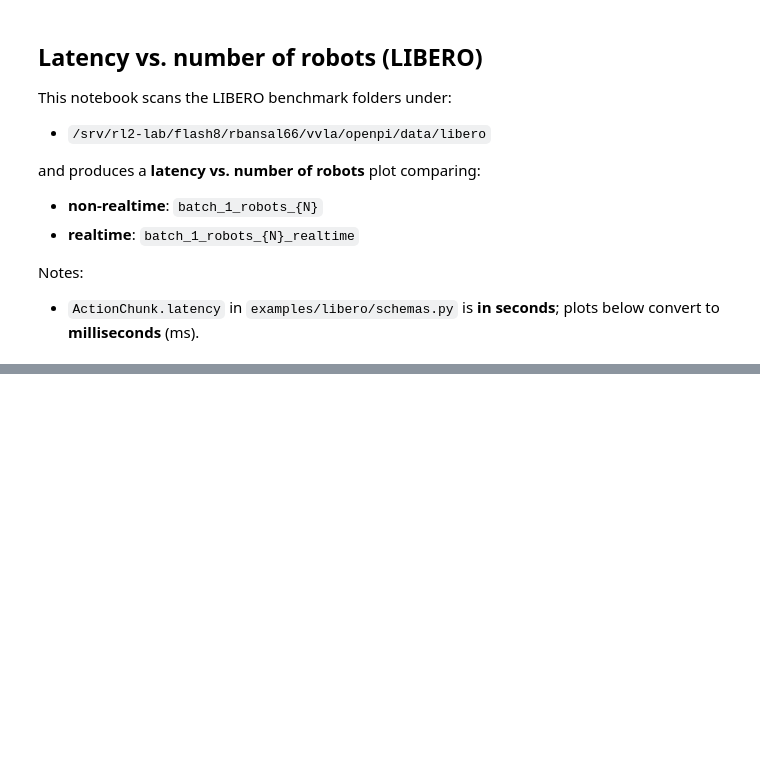
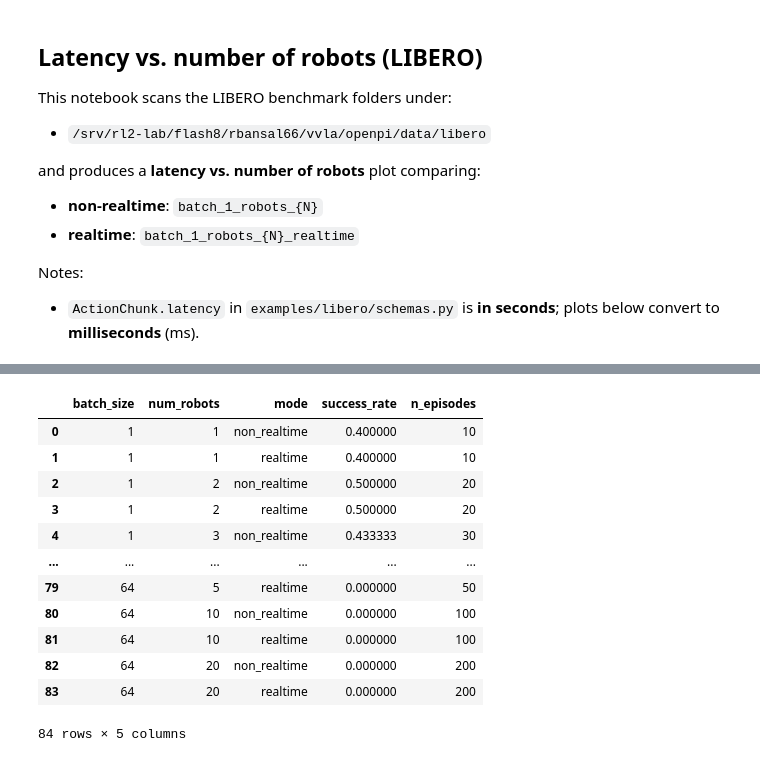
Before and after one commit to ChenZhenY/openpi, a Jupyter notebook: notebooks/latency_vs_num_robots_libero.ipynb, the cells around one changed output, grey strips where cells are left out. Drawn from its saved outputs; the diff is of its cells as text; code cells hidden in the pictures; blank space fills up the shorter version.

```diff
--- a/notebooks/latency_vs_num_robots_libero.ipynb
+++ b/notebooks/latency_vs_num_robots_libero.ipynb
@@ -195,0 +432,36 @@ plt.show()
+# %%
+# Success rate aggregation
+succ_rows = []
+
+for batch_size, num_robots, mode, exp_dir in iter_experiment_dirs(SWEEP_ROOT):
+    success_rate, n_episodes = load_success_rate(exp_dir)
+    succ_rows.append(
+        {
+            "batch_size": int(batch_size),
+            "num_robots": int(num_robots),
+            "mode": str(mode),
+            "success_rate": float(success_rate),
+            "n_episodes": int(n_episodes),
+        }
+    )
+
+success_df = (
+    pd.DataFrame(succ_rows)
+    .sort_values(["batch_size", "num_robots", "mode"])
+    .reset_index(drop=True)
+)
+success_df
+# %% [output]
+|  | batch_size | num_robots | mode | success_rate | n_episodes |
+| 0 | 1 | 1 | non_realtime | 0.400000 | 10 |
+| 1 | 1 | 1 | realtime | 0.400000 | 10 |
+| 2 | 1 | 2 | non_realtime | 0.500000 | 20 |
+| 3 | 1 | 2 | realtime | 0.500000 | 20 |
+| 4 | 1 | 3 | non_realtime | 0.433333 | 30 |
+| ... | ... | ... | ... | ... | ... |
+| 79 | 64 | 5 | realtime | 0.000000 | 50 |
+| 80 | 64 | 10 | non_realtime | 0.000000 | 100 |
+| 81 | 64 | 10 | realtime | 0.000000 | 100 |
+| 82 | 64 | 20 | non_realtime | 0.000000 | 200 |
+| 83 | 64 | 20 | realtime | 0.000000 | 200 |
+84 rows × 5 columns
```
Also changed, not shown: parts of 7 cells of this notebook, 8 other files.
